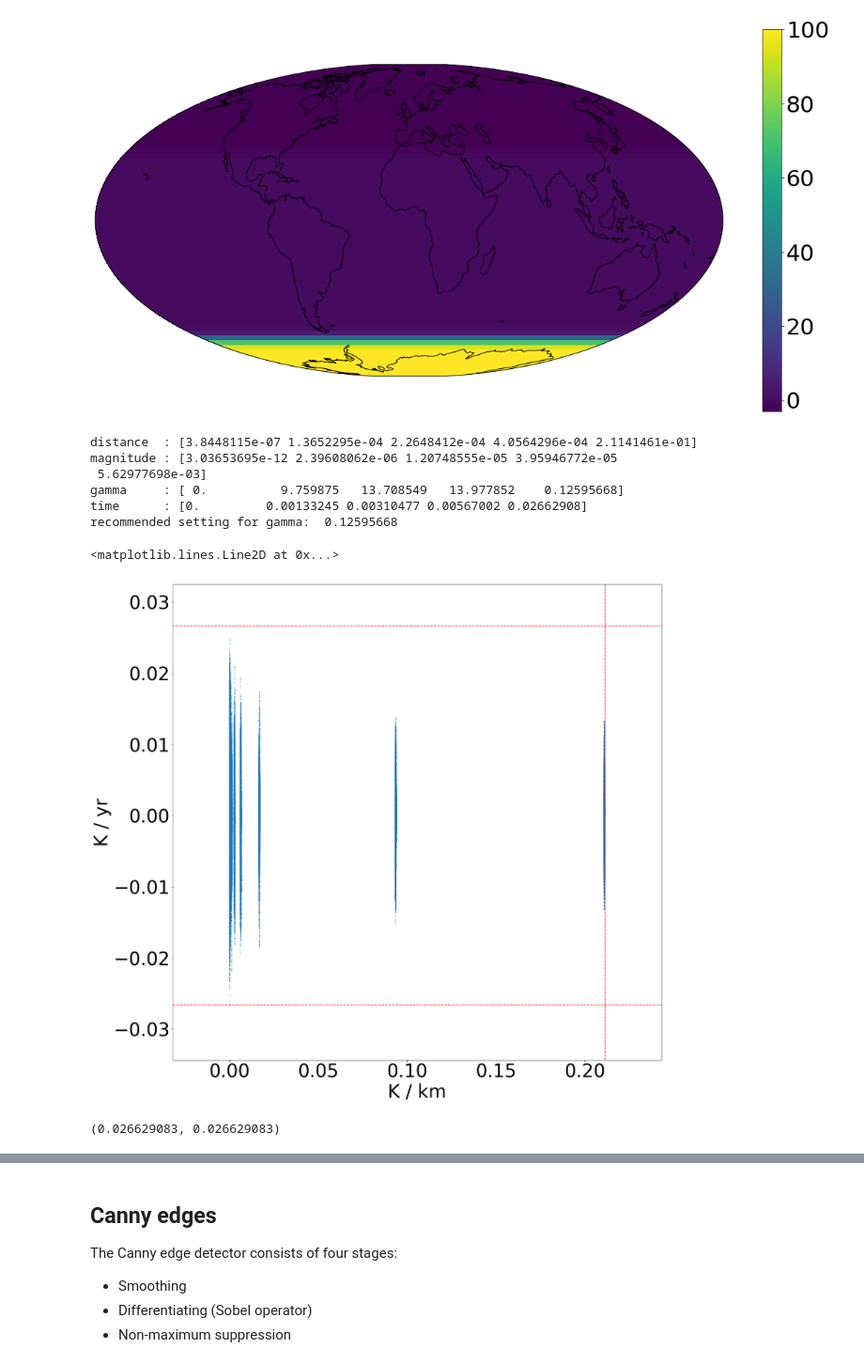
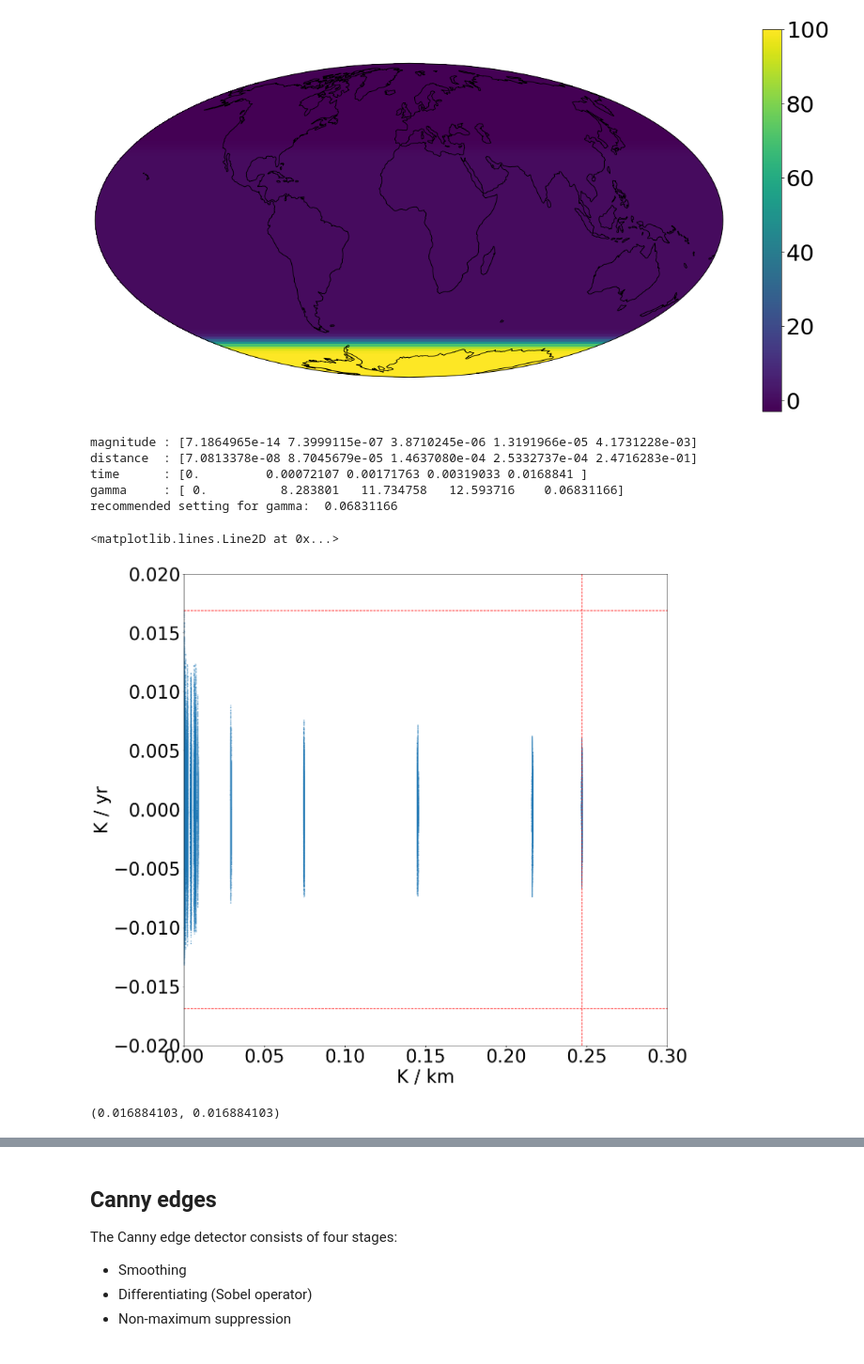
Before and after one commit to abrupt-climate/notebooks, a Jupyter notebook: Testcase_abrupt.ipynb, the cells around one changed output, grey strips where cells are left out. Shown at 94% size. Drawn from its saved outputs; the diff is of its cells as text; code cells hidden in the pictures.

Commit message:
improved map design (sea ice) and finer grid (testcase)

```diff
--- a/Testcase_abrupt.ipynb
+++ b/Testcase_abrupt.ipynb
@@ -30,9 +28,11 @@ Populating the interactive namespace from numpy and matplotlib
 ## Enter your settings here
 # %%
 ###### settings for idealised testcases
-data_folder = Path("/home/bathiany/Sebastian/datamining/edges/testcases")
+#data_folder = Path("/home/bathiany/Sebastian/datamining/edges/testcases")
+data_folder = Path("/home/bathiany/Sebastian/datamining/edges/Abrupt/hypercc/evaluation/edges")
 variable = 'test777'     # artificial testcase data
-model = "MIROC-ESM"      # CMIP5 model grid also used for testcase
+model = "r240x120"      # CMIP5 model grid also used for testcase
+realization = "r1i1p1"
 quartile_calibration=4
 ####
 
@@ -122,12 +122,11 @@ for k, v in calibration.items():
     print("{:10}: {}".format(k, v))
 print("recommended setting for gamma: ", calibration['gamma'][quartile_calibration])   #orig: 3
 # %% [output]
-distance  : [3.8448115e-07 1.3652295e-04 2.2648412e-04 4.0564296e-04 2.1141461e-01]
-magnitude : [3.03653695e-12 2.39608062e-06 1.20748555e-05 3.95946772e-05
- 5.62977698e-03]
-gamma     : [ 0.          9.759875   13.708549   13.977852    0.12595668]
-time      : [0.         0.00133245 0.00310477 0.00567002 0.02662908]
-recommended setting for gamma:  0.12595668
+magnitude : [7.1864965e-14 7.3999115e-07 3.8710245e-06 1.3191966e-05 4.1731228e-03]
+distance  : [7.0813378e-08 8.7045679e-05 1.4637080e-04 2.5332737e-04 2.4716283e-01]
+time      : [0.         0.00072107 0.00171763 0.00319033 0.0168841 ]
+gamma     : [ 0.          8.283801   11.734758   12.593716    0.06831166]
+recommended setting for gamma:  0.06831166
 # %%
 sb_control = sobel_filter(control_box, smooth_control_data, weight=sobel_weights)
 pixel_sb_control = sobel_filter(control_box, smooth_control_data, physical=False)
@@ -163,34 +162,40 @@ plt.scatter(sgrad_phys, tgrad, s=1.5, marker = '.');
 
 plt.xlabel('K / km', fontsize=42)
 plt.ylabel('K / yr', fontsize=42)
 plt.tick_params(axis='both', which='major', labelsize=42)
 
 
 #### set axis ranges
 border=0.15
 Smin=np.min(sgrad_phys)-(np.max(sgrad_phys)-np.min(sgrad_phys))*border
 Smax=np.max(sgrad_phys)+(np.max(sgrad_phys)-np.min(sgrad_phys))*border
 Tmin=np.min(tgrad)-(np.max(tgrad)-np.min(tgrad))*border
 Tmax=np.max(tgrad)+(np.max(tgrad)-np.min(tgrad))*border
 
 
+
+Smin=-0.0001
+Smax=0.3
+Tmin=-0.02
+Tmax=0.02
+
 plt.xlim(Smin, Smax)
 plt.ylim(Tmin, Tmax)
 
 ## max space gradient (4th quartile)
 plt.axvline(x=np.max(sgrad_phys), ymin=0, ymax=1, color='r', linestyle="--")
 
 ## max time gradient
 plt.axhline(xmin=0, xmax=1, y=np.max(np.abs(tgrad)), color='r', linestyle="--")
 plt.axhline(xmin=0, xmax=1, y=-np.max(np.abs(tgrad)), color='r', linestyle="--")
 
 ## selected quartile (same as max in this case)
 #plt.axvline(x=calibration['distance'][quartile_calibration], ymin=0, ymax=1, color='g', linestyle="--")
 #plt.axhline(xmin=0, xmax=1, y=calibration['time'][quartile_calibration], color='g', linestyle="--")
 #plt.axhline(xmin=0, xmax=1, y=-calibration['time'][quartile_calibration], color='g', linestyle="--")
 # %% [output]
 <matplotlib.lines.Line2D at 0x...>
-[figure, old version]
+[figure, new version]
 # %%
 ## defining the threshold parameters for hysteresis thresholding:
 # each pixel with a the gradient above the upper threshold is labeled as a strong edge.
@@ -213,7 +218,7 @@ sgrad_scaled = sgrad_phys * gamma_cal                   # K/km * km/yr => K/yr
 # This means that the green lines in the figure below are at the same value on both axes.
 (calibration['distance'][quartile_calibration] * gamma_cal, calibration['time'][quartile_calibration])
 # %% [output]
-(0.026629083, 0.026629083)
+(0.016884103, 0.016884103)
 # %%
 ##### scatter diagram of gradients in piControl as calibrated units
 
```
Also changed, not shown: parts of 19 cells of this notebook, 1 other file.
